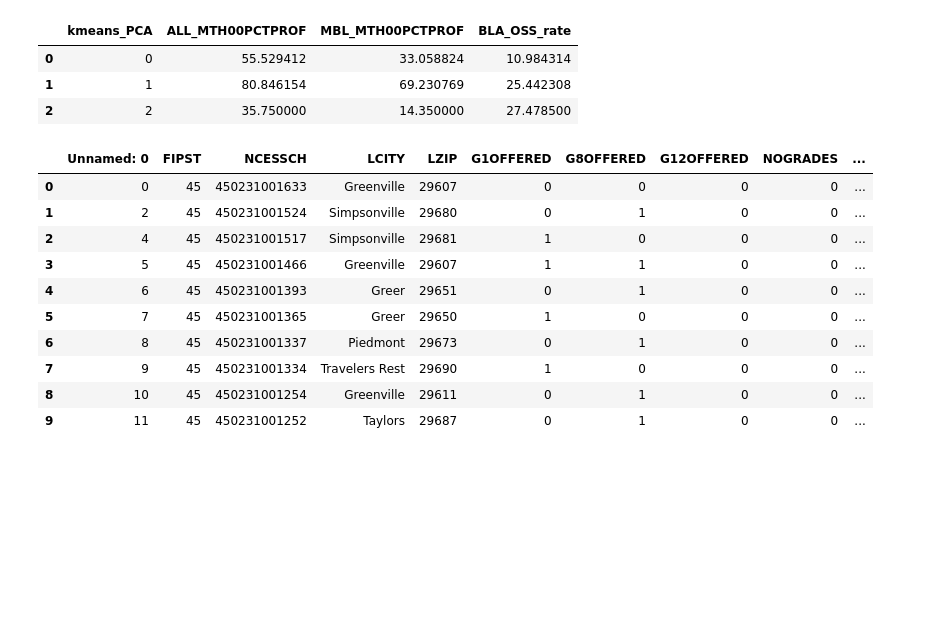
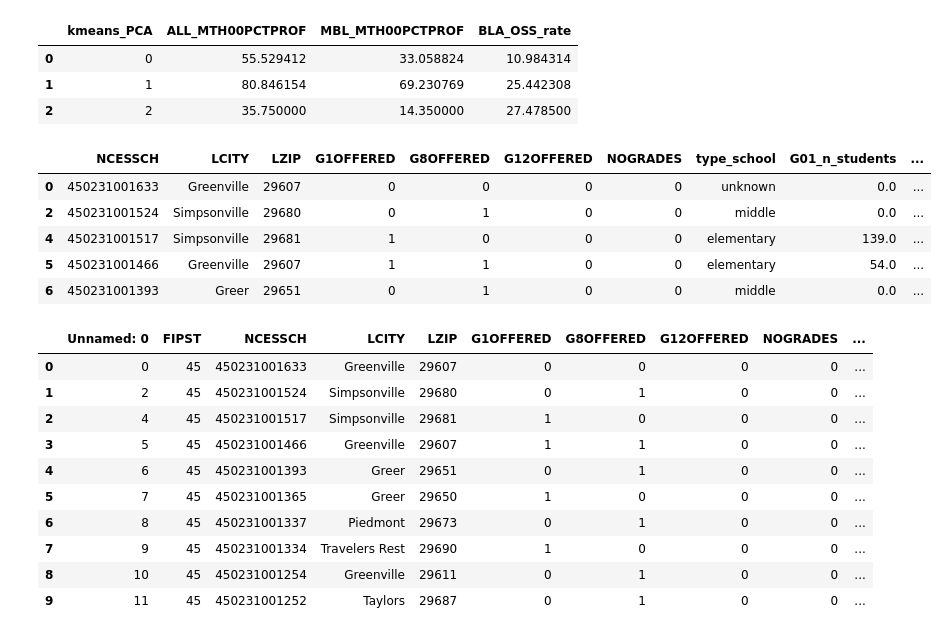
Before and after one commit to nrb75/SchoolSelect, a Jupyter notebook: School_Clustering.ipynb, the cells around one changed output. Saved outputs shown, nothing was run; the diff lists cells and outputs as text; code cells hidden in the pictures; blank space fills up the shorter version.

```diff
--- a/School_Clustering.ipynb
+++ b/School_Clustering.ipynb
@@ -494,6 +471,15 @@ suspensions_all_data_zerorm[['kmeans_PCA', 'ALL_MTH00PCTPROF', 'MBL_MTH00PCTPROF
 | 2 | 2 | 35.750000 | 14.350000 | 27.478500 |
 # %%
 suspensions_all_data2=suspensions_all_data.merge(suspensions_all_data_zerorm[['NCESSCH', 'kmeans_PCA']], on='NCESSCH', how='inner')
+# %%
+suspensions_all_data_zerorm.head()
+# %% [output]
+|  | NCESSCH | LCITY | LZIP | G1OFFERED | G8OFFERED | G12OFFERED | NOGRADES | type_school | G01_n_students | ... |
+| 0 | 450231001633 | Greenville | 29607 | 0 | 0 | 0 | 0 | unknown | 0.0 | ... |
+| 2 | 450231001524 | Simpsonville | 29680 | 0 | 1 | 0 | 0 | middle | 0.0 | ... |
+| 4 | 450231001517 | Simpsonville | 29681 | 1 | 0 | 0 | 0 | elementary | 139.0 | ... |
+| 5 | 450231001466 | Greenville | 29607 | 1 | 1 | 0 | 0 | elementary | 54.0 | ... |
+| 6 | 450231001393 | Greer | 29651 | 0 | 1 | 0 | 0 | middle | 0.0 | ... |
 # %%
 suspensions_all_data2.head(10)
 # %% [output]
```
Also changed, not shown: parts of 62 cells of this notebook.
